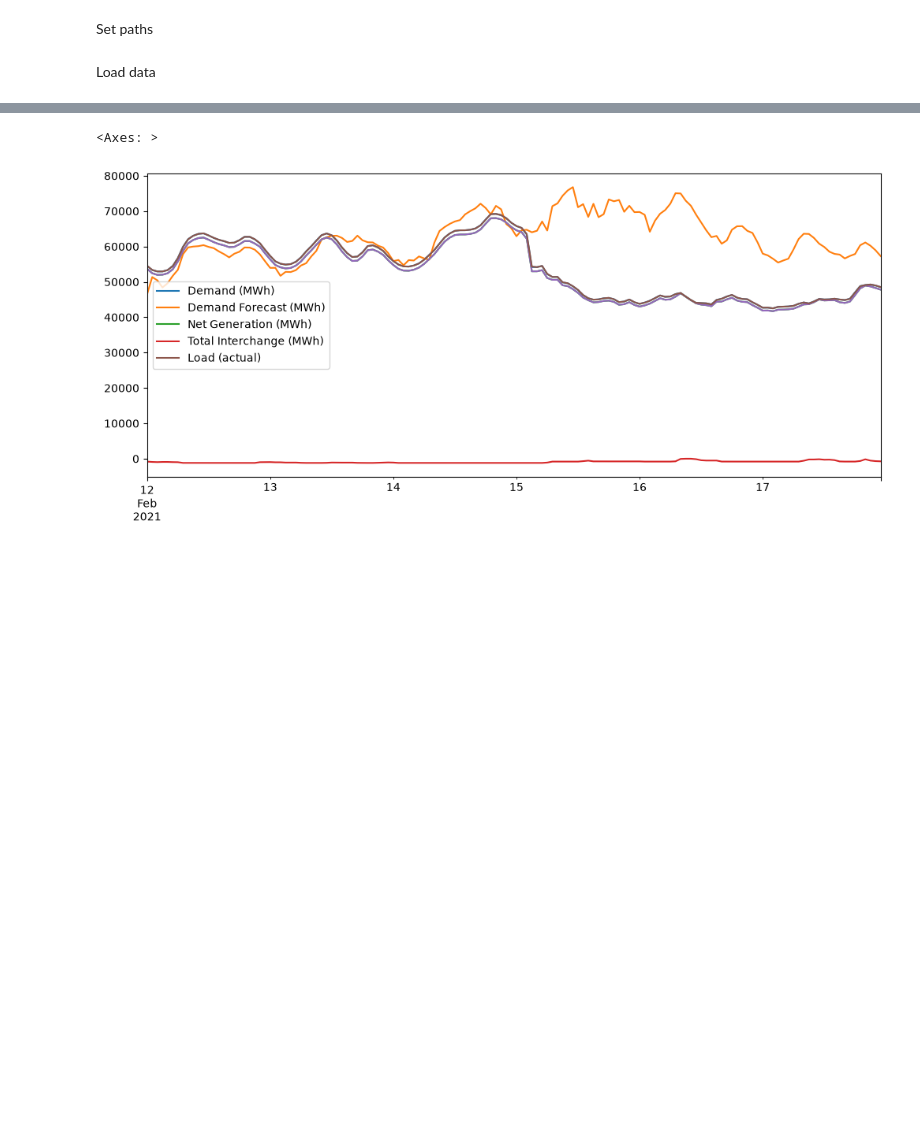
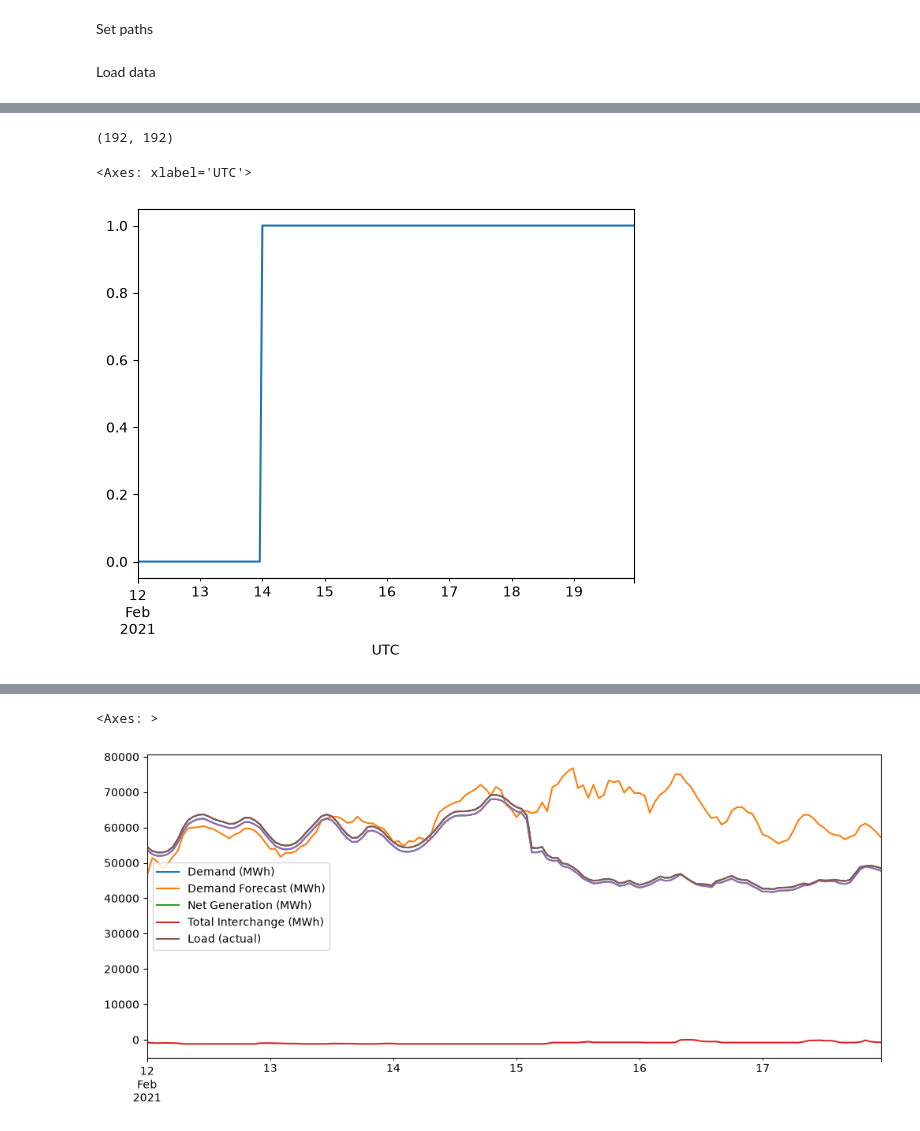
Before and after one commit to samgdotson/energy-lab, a Jupyter notebook: 2021-TX-Power-Outage/notebooks/code-replicate.ipynb, the cells around one changed output, grey strips where cells are left out. Drawn from its saved outputs; the diff is of its cells as text; code cells hidden in the pictures; blank space fills up the shorter version.

```diff
--- a/2021-TX-Power-Outage/notebooks/code-replicate.ipynb
+++ b/2021-TX-Power-Outage/notebooks/code-replicate.ipynb
@@ -120,0 +102,9 @@ DatetimeIndex(['2021-02-12 00:00:00-06:00', '2021-02-12 01:00:00-06:00',
+# %%
+cty_out_dist_df.shape
+# %% [output]
+(192, 192)
+# %%
+cty_out_dist_df.sum(axis=1).plot()
+# %% [output]
+<Axes: xlabel='UTC'>
+[figure, added]
```
Also changed, not shown: parts of 6 cells of this notebook.
